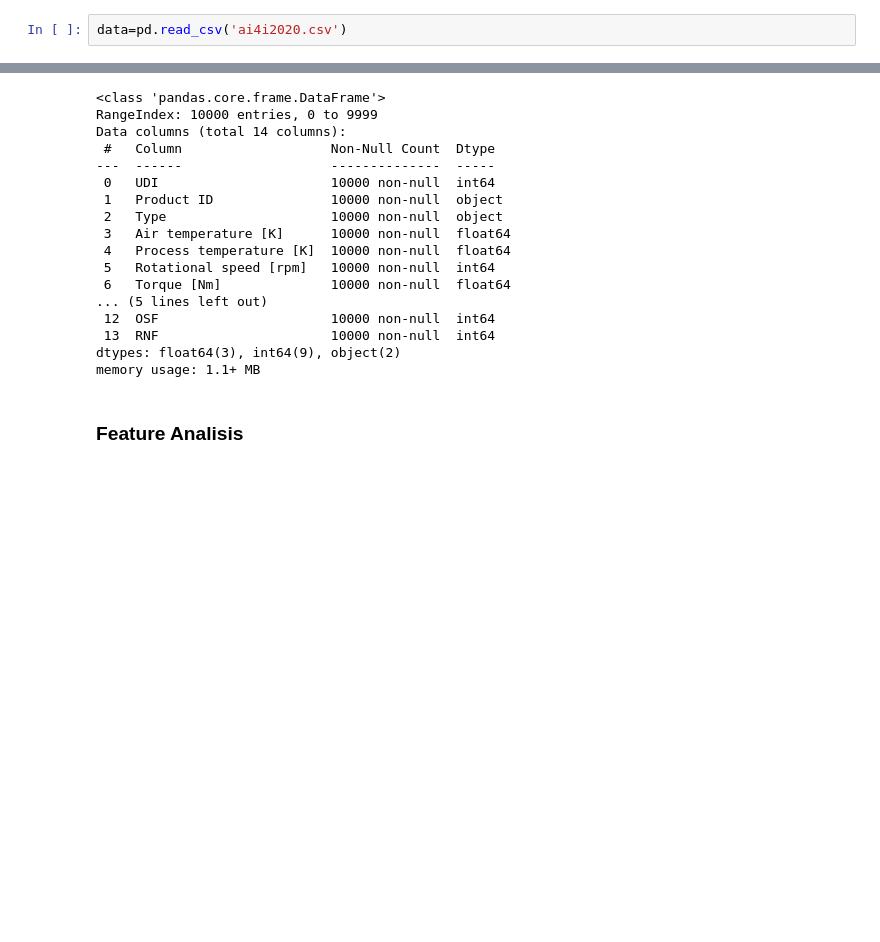
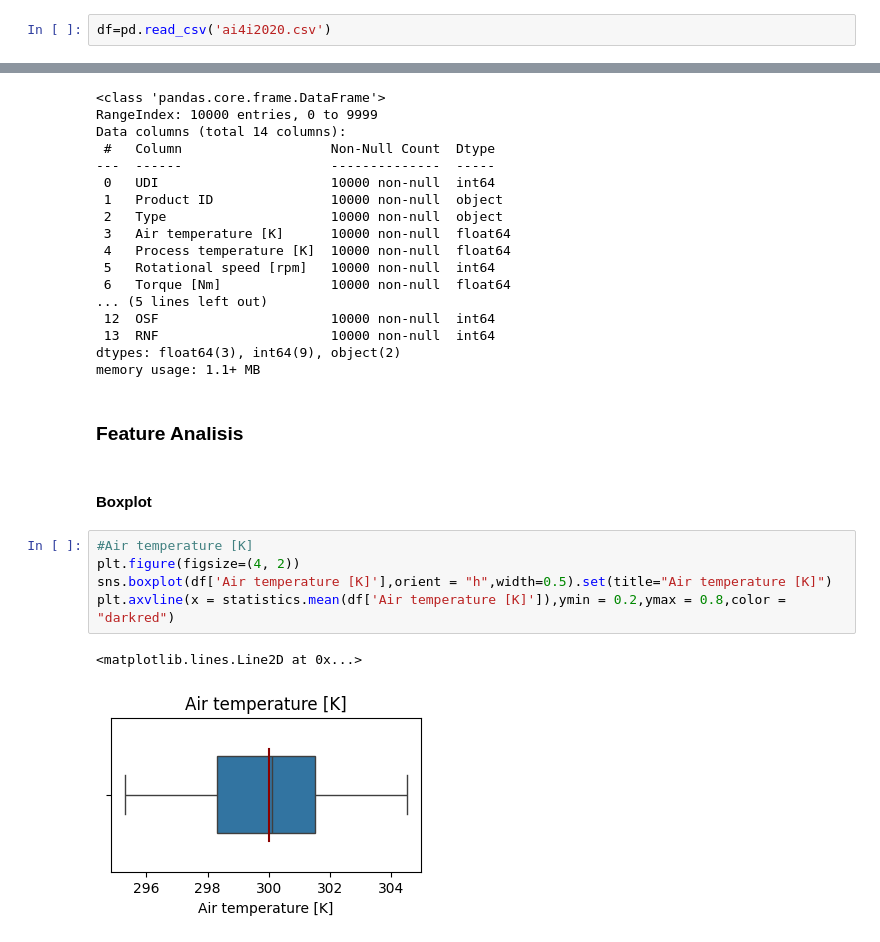
Before and after one commit to Joseph1889/RestartProyect, a Jupyter notebook: DataUnderstanding/EDA.ipynb, the cells around one changed output, grey strips where cells are left out. Drawn from its saved outputs; the diff is of its cells as text; blank space fills up the shorter version.

Commit message:
Exploratory Data Analisis

```diff
--- a/DataUnderstanding/EDA.ipynb
+++ b/DataUnderstanding/EDA.ipynb
@@ -9,5 +11,5 @@ import matplotlib.pyplot as plt
 # %% [markdown]
 ### Load Data
 # %%
-data=pd.read_csv('ai4i2020.csv')
+df=pd.read_csv('ai4i2020.csv')
 # %%
@@ -41,3 +43,13 @@ dtypes: float64(3), int64(9), object(2)
 memory usage: 1.1+ MB
 # %% [markdown]
 ### Feature Analisis
+# %% [markdown]
+#### Boxplot
+# %%
+#Air temperature [K]
+plt.figure(figsize=(4, 2))
+sns.boxplot(df['Air temperature [K]'],orient = "h",width=0.5).set(title="Air temperature [K]")
+plt.axvline(x = statistics.mean(df['Air temperature [K]']),ymin = 0.2,ymax = 0.8,color = "darkred")
+# %% [output]
+<matplotlib.lines.Line2D at 0x...>
+[figure, added]
```
Also changed, not shown: parts of 21 cells of this notebook.
